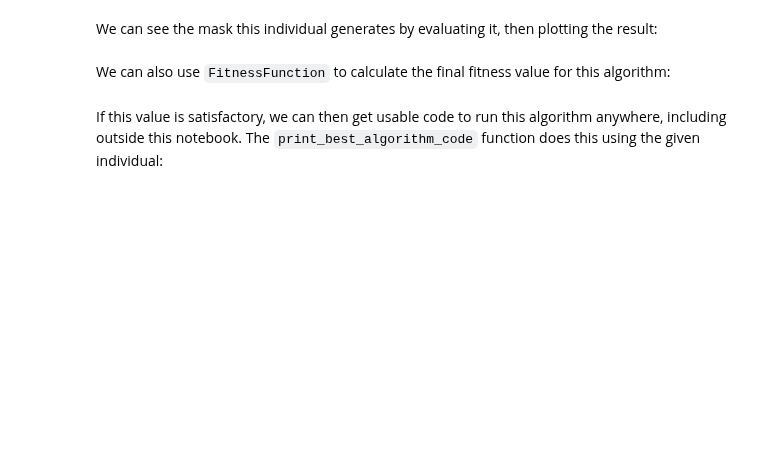
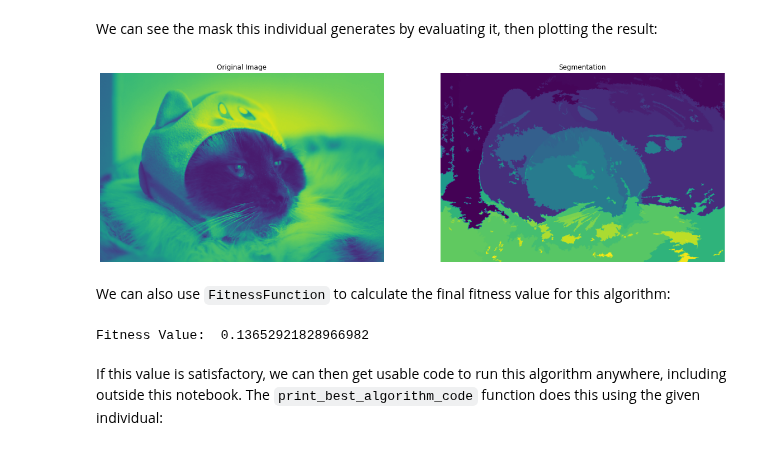
Before and after one commit to see-insight/see-segment, a Jupyter notebook: Interactive_Example.ipynb, the cells around one changed output. Cells and saved outputs as stored; diff of their text form; code cells hidden in the pictures; blank space fills up the shorter version.

```diff
--- a/Interactive_Example.ipynb
+++ b/Interactive_Example.ipynb
@@ -94,19 +202,35 @@ print('Best Individual:\n', params)
 # %% [markdown]
 We can see the mask this individual generates by evaluating it, then plotting the result:
 # %%
-seg = Segmentors.algoFromParams(params)
+#['YUV', False, 0, 'Felzenszwalb', 0.1875, 0.921875, 0.74609375, 0.296875, 0.609375, 0.46875, 8, 10]
+#------------------------------------
+#this line is the original code
+#seg = Segmentors.algoFromParams(params)
+# no attribute  .algoFromParams
+#------------------------------------
+#what if the class is called wrong:
+#seg = segmentor(param)
+# KeyError: 'YUV'
+#------------------------------------
+
+#use workflow instead, to create a workf class
+#since the parameter input might produce error, use the workflow's parameter to make a seg object
+workf = workflow(params)
+seg = segmentor(workf.params)
 mask = seg.evaluate(data.img)
 
 plt.figure(figsize=(20, 10))
 plt.subplot(121)
 plt.imshow(data.img)
 plt.title("Original Image")
 plt.axis('off')
 
 plt.subplot(122)
 plt.imshow(mask)
 plt.title("Segmentation")
 plt.axis('off')
 
 plt.tight_layout
 plt.show()
+# %% [output]
+[figure, added]
@@ -117,3 +241,11 @@ print('Fitness Value: ', Segmentors.FitnessFunction(mask, data.mask)[0])
+# %%
+#This is original code
+#print('Fitness Value: ', Segmentors.FitnessFunction(mask, data.mask)[0])
+#AttributeError: module 'see.Segmentors' has no attribute 'FitnessFunction'
+#------------------------------------
+print('Fitness Value: ', segment_fitness().evaluate(data.mask, data.gmask)[0])
+# %% [output]
+Fitness Value:  0.13652921828966982
 # %% [markdown]
 If this value is satisfactory, we can then get usable code to run this algorithm anywhere, including outside this notebook. The `print_best_algorithm_code` function does this using the given individual:
 # %%
```
Also changed, not shown: parts of 13 cells of this notebook.
